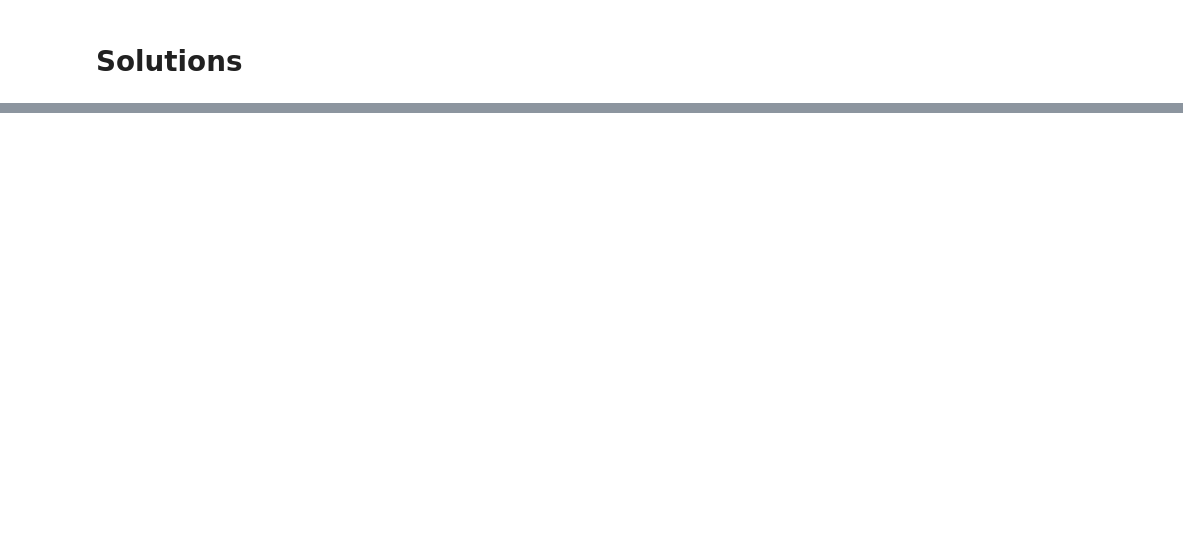
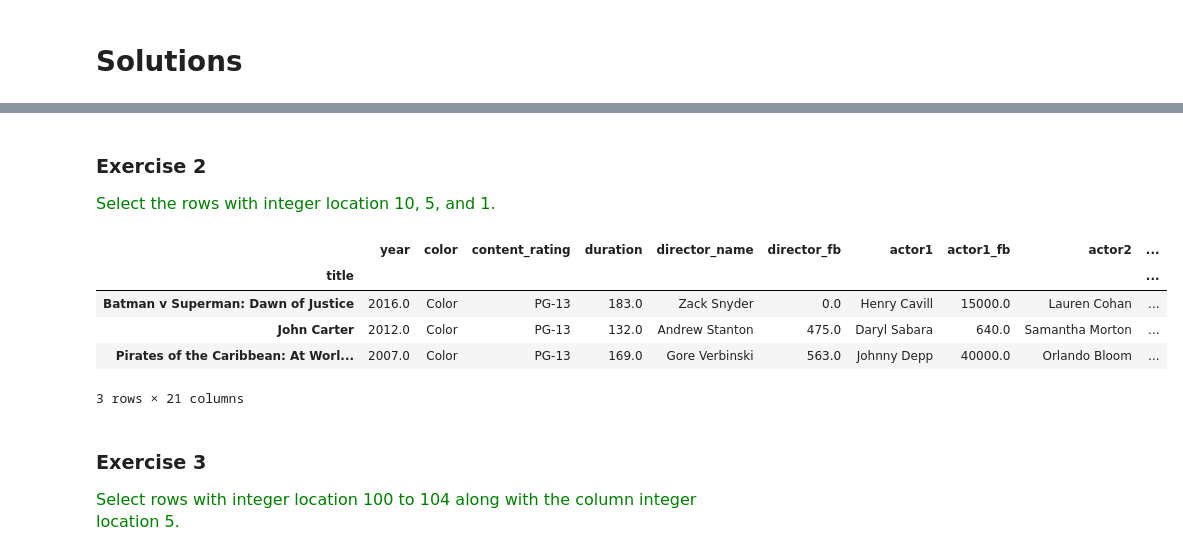
Before and after one commit to jagadeshsubash/JupyterNB, a Jupyter notebook: Solutions.ipynb, the cells around one changed output, grey strips where cells are left out. Cells and saved outputs as stored; diff of their text form; code cells hidden in the pictures; blank space fills up the shorter version.

```diff
--- a/Solutions.ipynb
+++ b/Solutions.ipynb
@@ -166,0 +250,17 @@ It chooses the column name with that integer location.
+# %% [markdown]
+### Exercise 2
+
+<span  style="color:green; font-size:16px">Select the rows with integer location 10, 5, and 1.</span>
+# %%
+movie.iloc[[10, 5, 1], :]
+# %% [output]
+|  | year | color | content_rating | duration | director_name | director_fb | actor1 | actor1_fb | actor2 | ... |
+| title |  |  |  |  |  |  |  |  |  | ... |
+| Batman v Superman: Dawn of Justice | 2016.0 | Color | PG-13 | 183.0 | Zack Snyder | 0.0 | Henry Cavill | 15000.0 | Lauren Cohan | ... |
+| John Carter | 2012.0 | Color | PG-13 | 132.0 | Andrew Stanton | 475.0 | Daryl Sabara | 640.0 | Samantha Morton | ... |
+| Pirates of the Caribbean: At Worl... | 2007.0 | Color | PG-13 | 169.0 | Gore Verbinski | 563.0 | Johnny Depp | 40000.0 | Orlando Bloom | ... |
+3 rows × 21 columns
+# %% [markdown]
+### Exercise 3
+
+<span  style="color:green; font-size:16px">Select rows with integer location 100 to 104 along with the column integer location 5.</span>
```
Also changed, not shown: parts of 212 cells of this notebook, 9 other files.
